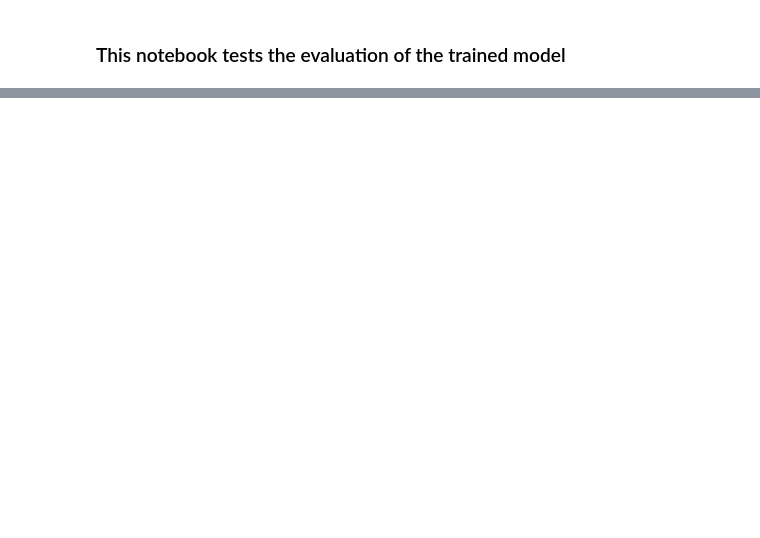
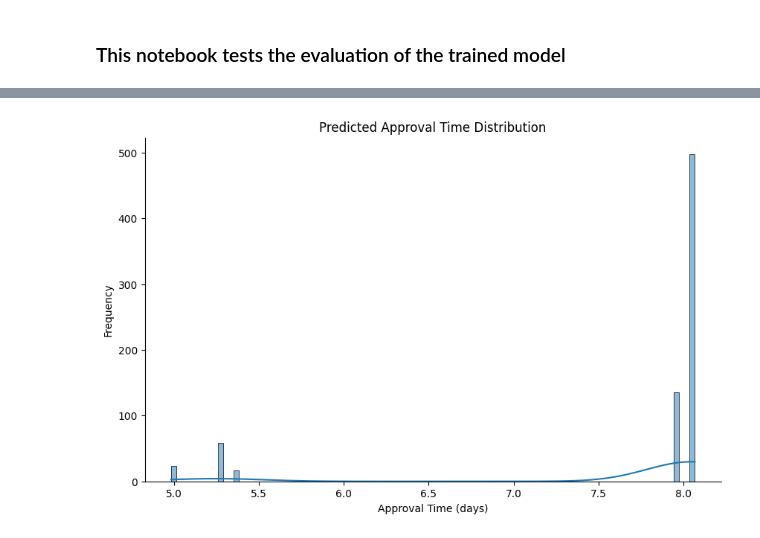
Before and after one commit to bhargobdeka/Real-estate-ML, a Jupyter notebook: notebooks/evaluation.ipynb, the cells around one changed output, grey strips where cells are left out. Saved outputs shown, nothing was run; the diff lists cells and outputs as text; code cells hidden in the pictures; blank space fills up the shorter version.

```diff
--- a/notebooks/evaluation.ipynb
+++ b/notebooks/evaluation.ipynb
@@ -84,0 +47,7 @@ testing_df.head(5)
+# %%
+# load trained model
+import pickle
+
+with open('../saved_model/trained_model.pkl', 'rb') as f:
+    global model
+    model = pickle.load(f)
@@ -84,0 +64,9 @@ testing_df.head(5)
+# %%
+# make predictions
+predictions = model.predict(X)
+
+# print the predictions
+print(f"Predictions: {predictions}")
+# %%
+# convert predictions from log-scale to original scale
+predictions = np.exp(predictions)
@@ -84,0 +93,11 @@ testing_df.head(5)
+# %%
+# plot the histogram of the predictions
+plt.figure(figsize=(10, 6))
+sns.histplot(predictions, bins=100, kde=True)
+sns.despine()
+plt.xlabel('Approval Time (days)')
+plt.ylabel('Frequency')
+plt.title('Predicted Approval Time Distribution')
+plt.show()
+# %% [output]
+[figure, added]
```
Also changed, not shown: parts of 17 cells of this notebook, 9 other files.
